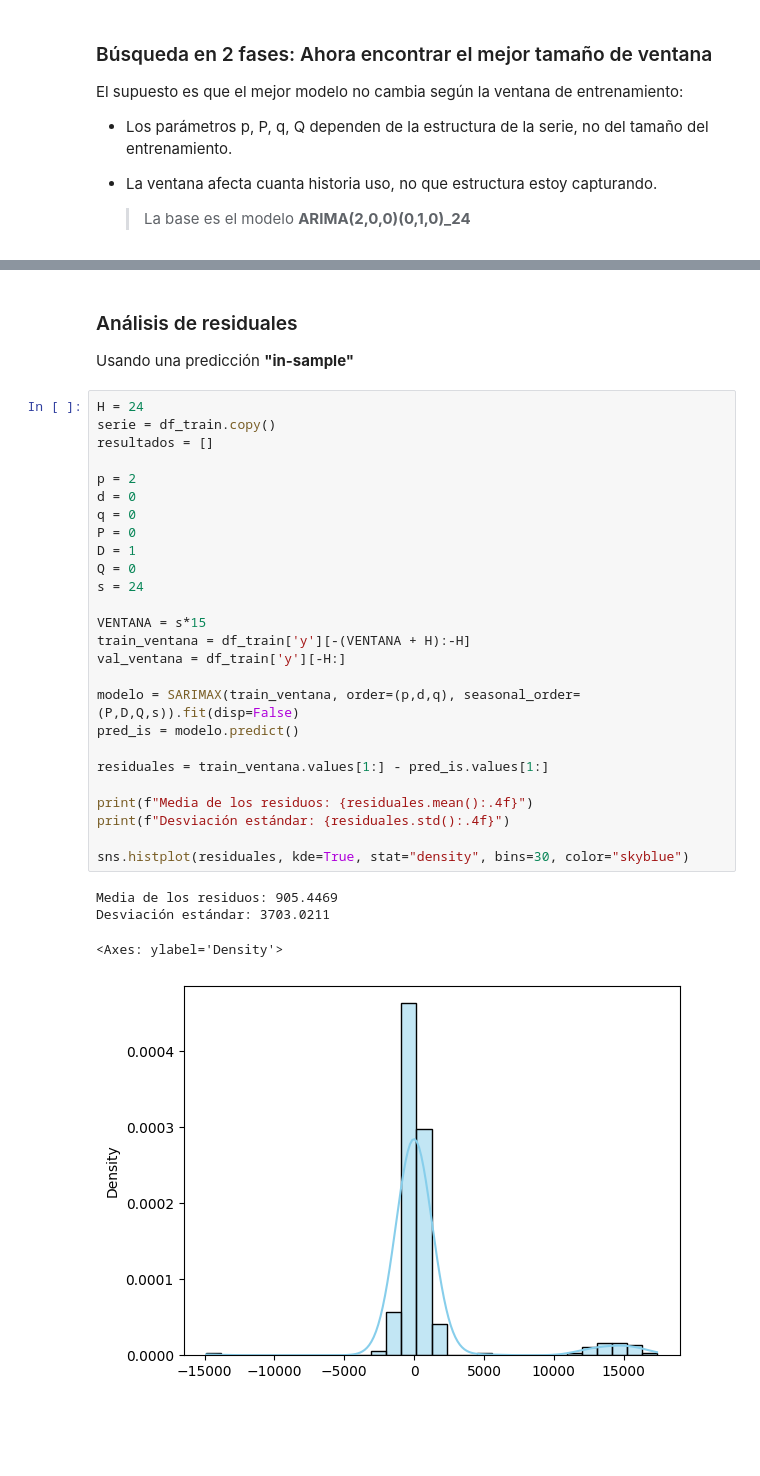
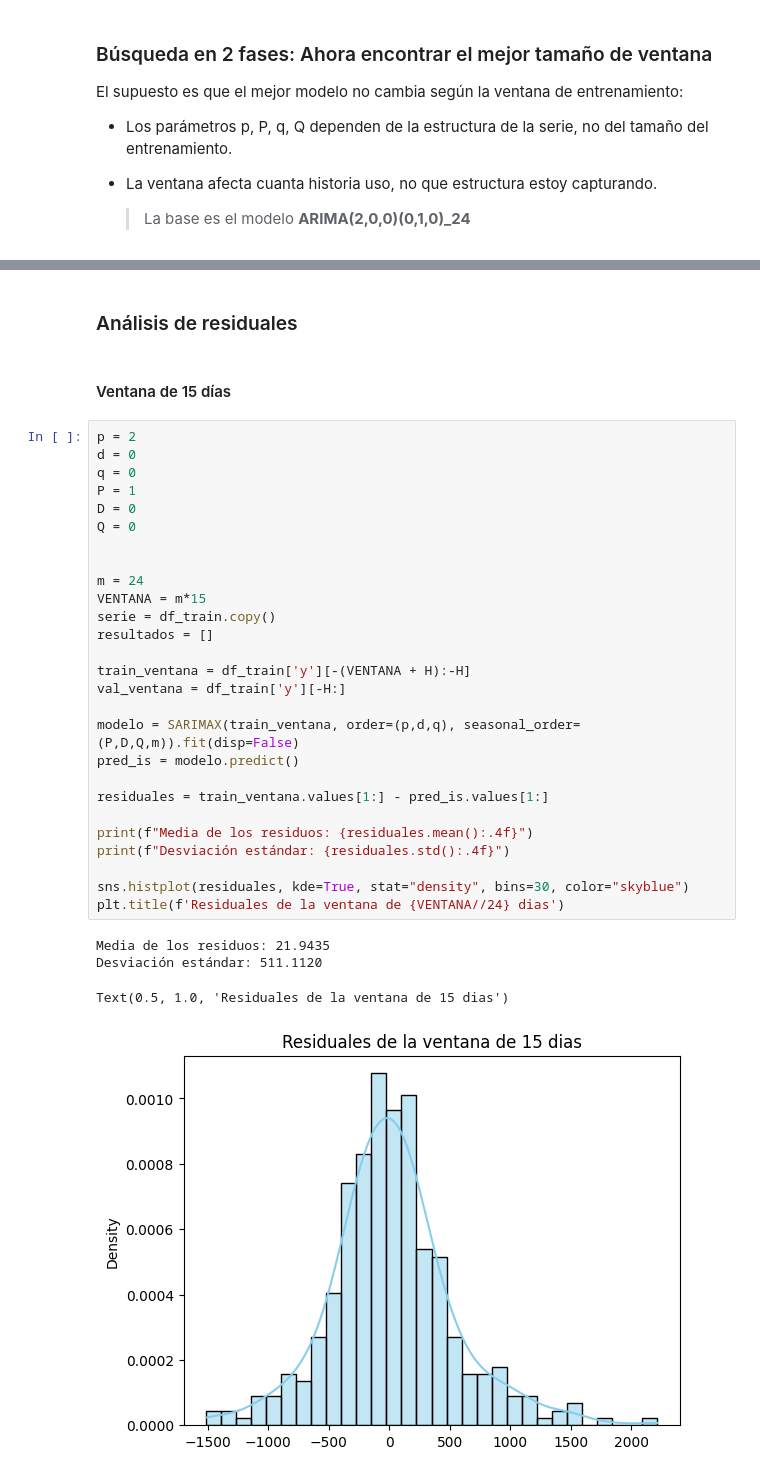
Before and after one commit to JairRamosG/Demanda_Energetica_SARIMA, a Jupyter notebook: notebooks/03_Modelos.ipynb, the cells around one changed output, grey strips where cells are left out. Saved outputs shown, nothing was run; the diff lists cells and outputs as text; blank space fills up the shorter version.

Commit message:
comparación de los residuales de ventanas de 15 y 120 días

```diff
--- a/notebooks/03_Modelos.ipynb
+++ b/notebooks/03_Modelos.ipynb
@@ -260,35 +268,36 @@ La elección final será el modelo ARIMA(2,0,0)(0,1,0)_24 entrenado con una vent
 # %% [markdown]
 ### Análisis de residuales
-
-Usando una predicción **"in-sample"**
+# %% [markdown]
+#### Ventana de 15 días
 # %%
-H = 24
+p = 2
+d = 0
+q = 0
+P = 1
+D = 0
+Q = 0
+
+
+m = 24
+VENTANA = m*15
 serie = df_train.copy()
 resultados = []
 
-p = 2
-d = 0
-q = 0
-P = 0
-D = 1
-Q = 0
-s = 24
-
-VENTANA = s*15
 train_ventana = df_train['y'][-(VENTANA + H):-H]
 val_ventana = df_train['y'][-H:]
 
-modelo = SARIMAX(train_ventana, order=(p,d,q), seasonal_order=(P,D,Q,s)).fit(disp=False)
+modelo = SARIMAX(train_ventana, order=(p,d,q), seasonal_order=(P,D,Q,m)).fit(disp=False)
 pred_is = modelo.predict()
 
 residuales = train_ventana.values[1:] - pred_is.values[1:]
 
 print(f"Media de los residuos: {residuales.mean():.4f}")
 print(f"Desviación estándar: {residuales.std():.4f}")
 
 sns.histplot(residuales, kde=True, stat="density", bins=30, color="skyblue")
+plt.title(f'Residuales de la ventana de {VENTANA//24} dias')
 # %% [output]
-Media de los residuos: 905.4469
-Desviación estándar: 3703.0211
+Media de los residuos: 21.9435
+Desviación estándar: 511.1120
-<Axes: ylabel='Density'>
+Text(0.5, 1.0, 'Residuales de la ventana de 15 dias')
-[figure, old version]
+[figure, new version]
```
Also changed, not shown: parts of 11 cells of this notebook.
